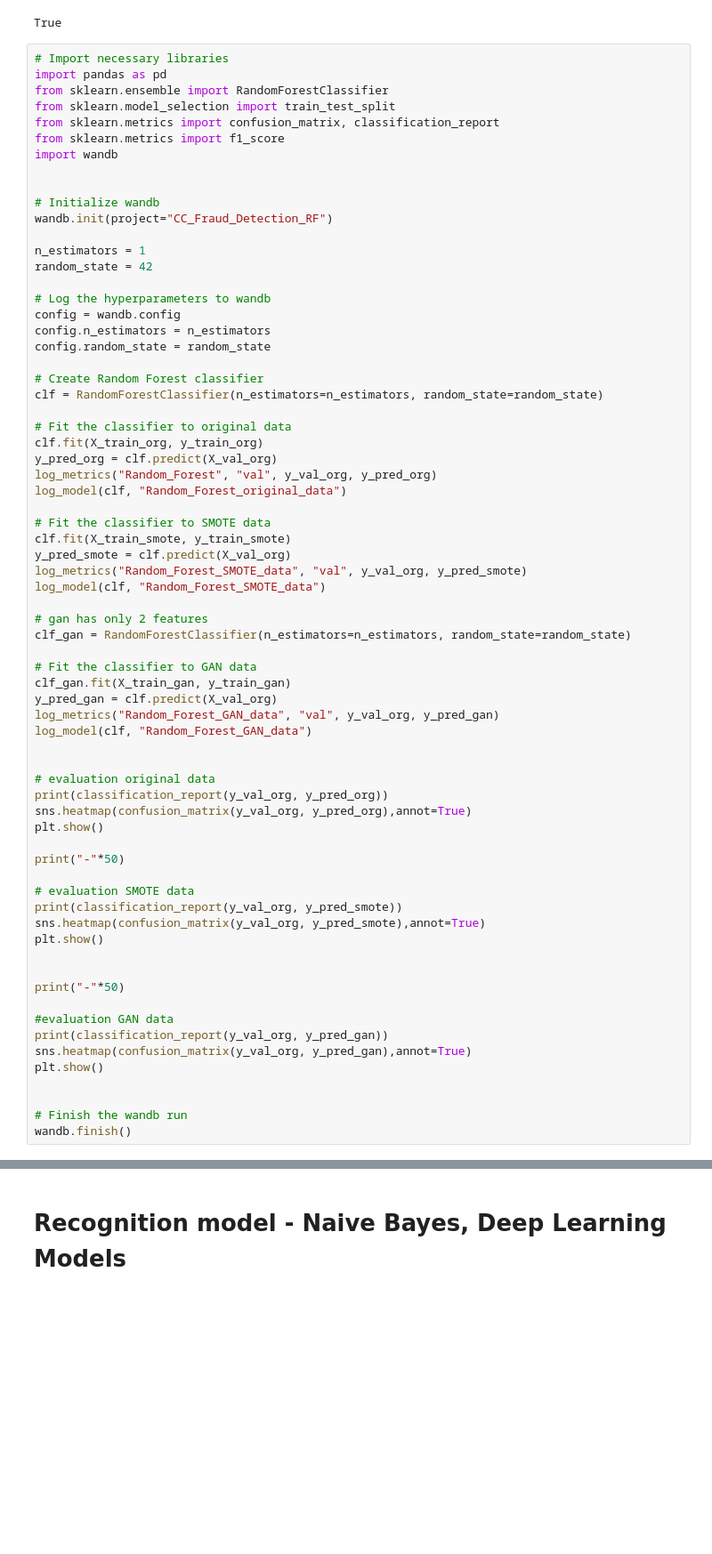
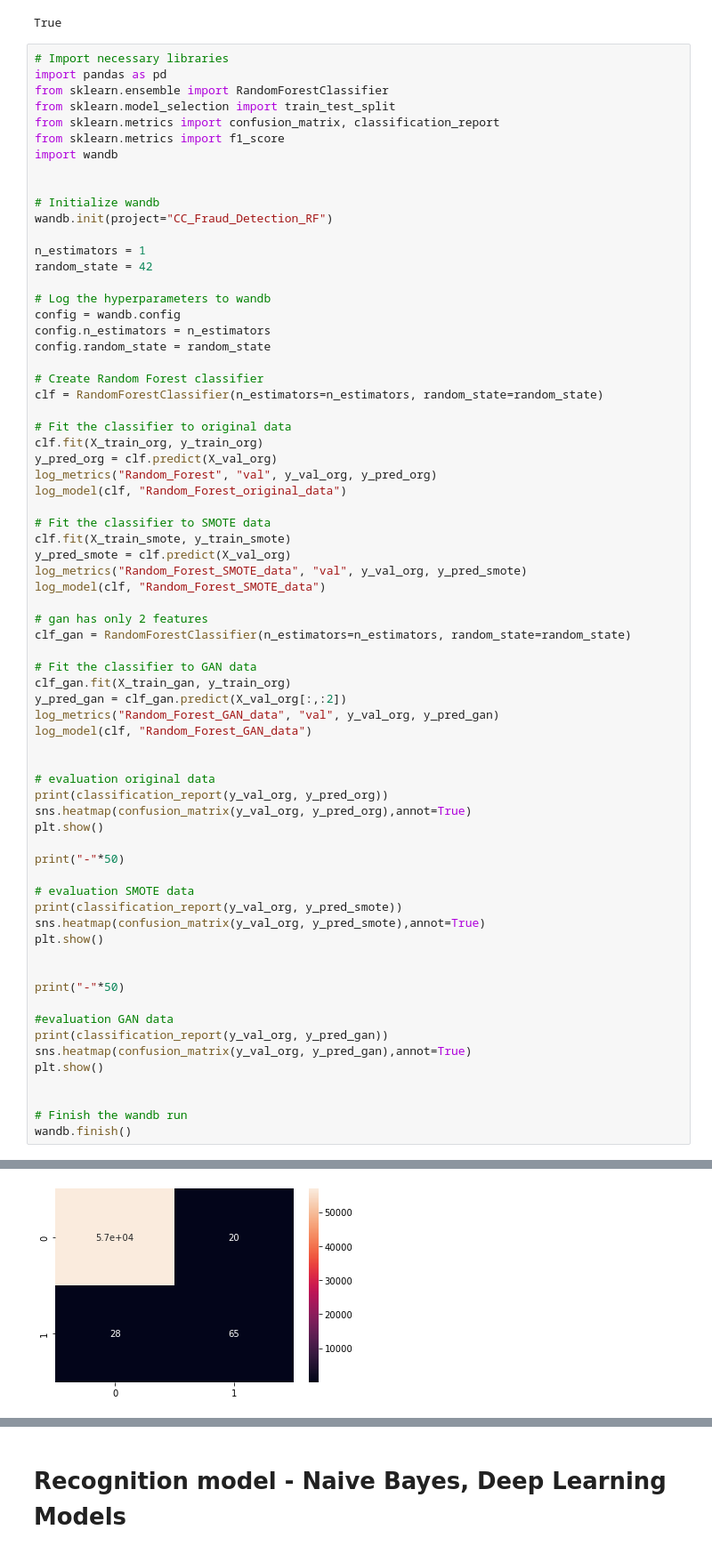
Before and after one commit to vladvuc/ML-Group-51, a Jupyter notebook: Credit Card Fraud.ipynb, the cells around one changed output, grey strips where cells are left out. Shown at 89% size. Drawn from its saved outputs; the diff is of its cells as text; blank space fills up the shorter version.

```diff
--- a/Credit Card Fraud.ipynb
+++ b/Credit Card Fraud.ipynb
@@ -326,8 +326,8 @@ log_model(clf, "Random_Forest_SMOTE_data")
 clf_gan = RandomForestClassifier(n_estimators=n_estimators, random_state=random_state)
 
 # Fit the classifier to GAN data
-clf_gan.fit(X_train_gan, y_train_gan)
-y_pred_gan = clf.predict(X_val_org)
+clf_gan.fit(X_train_gan, y_train_org)
+y_pred_gan = clf_gan.predict(X_val_org[:,:2])
 log_metrics("Random_Forest_GAN_data", "val", y_val_org, y_pred_gan)
 log_model(clf, "Random_Forest_GAN_data")
 
@@ -384,0 +375 @@ Successfully finished last run (ID:x2bgnn9n). Initializing new run:
+[figure, added]
```
Also changed, not shown: parts of 10 cells of this notebook.
